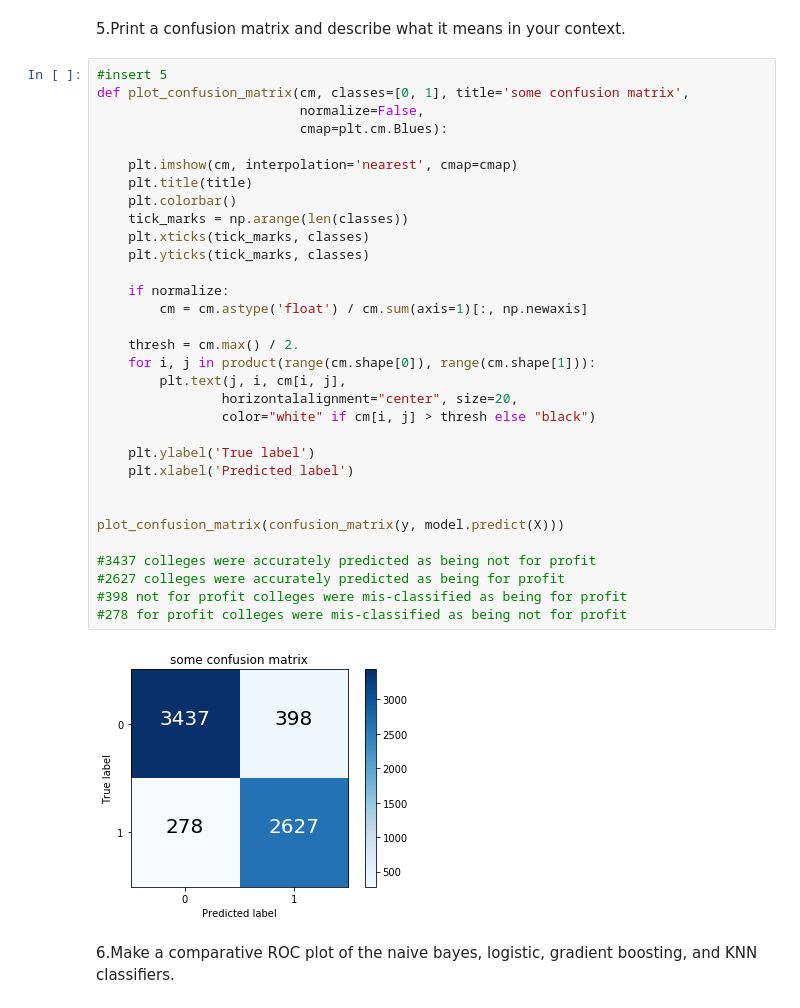
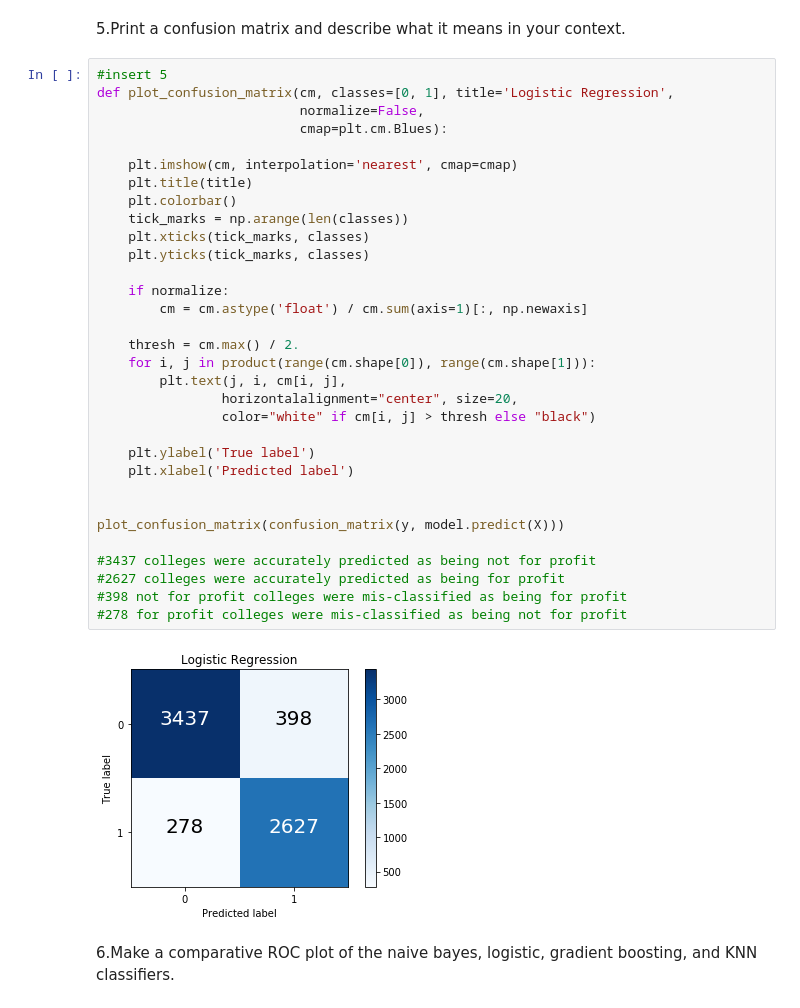
Before and after one commit to HughShanno/Classification_Project, a Jupyter notebook: Classification Project.ipynb, the cells around one changed output. Saved outputs shown, nothing was run; the diff lists cells and outputs as text.

```diff
--- a/Classification Project.ipynb
+++ b/Classification Project.ipynb
@@ -176,38 +176,38 @@ weighted avg       0.90      0.90      0.90      1685
 5.Print a confusion matrix and describe what it means in your context.
 # %%
 #insert 5
-def plot_confusion_matrix(cm, classes=[0, 1], title='some confusion matrix',
+def plot_confusion_matrix(cm, classes=[0, 1], title='Logistic Regression',
                           normalize=False,
                           cmap=plt.cm.Blues):
 
     plt.imshow(cm, interpolation='nearest', cmap=cmap)
     plt.title(title)
     plt.colorbar()
     tick_marks = np.arange(len(classes))
     plt.xticks(tick_marks, classes)
     plt.yticks(tick_marks, classes)
 
     if normalize:
         cm = cm.astype('float') / cm.sum(axis=1)[:, np.newaxis]
 
     thresh = cm.max() / 2.
     for i, j in product(range(cm.shape[0]), range(cm.shape[1])):
         plt.text(j, i, cm[i, j],
                 horizontalalignment="center", size=20,
                 color="white" if cm[i, j] > thresh else "black")
 
     plt.ylabel('True label')
     plt.xlabel('Predicted label')
 
 
 plot_confusion_matrix(confusion_matrix(y, model.predict(X)))
 
 #3437 colleges were accurately predicted as being not for profit
 #2627 colleges were accurately predicted as being for profit
 #398 not for profit colleges were mis-classified as being for profit
 #278 for profit colleges were mis-classified as being not for profit
 # %% [output]
-[figure, old version]
+[figure, new version]
 # %% [markdown]
 6.Make a comparative ROC plot of the naive bayes, logistic, gradient boosting, and KNN classifiers.
 # %%
```
Also changed, not shown: parts of 1 cell of this notebook.
